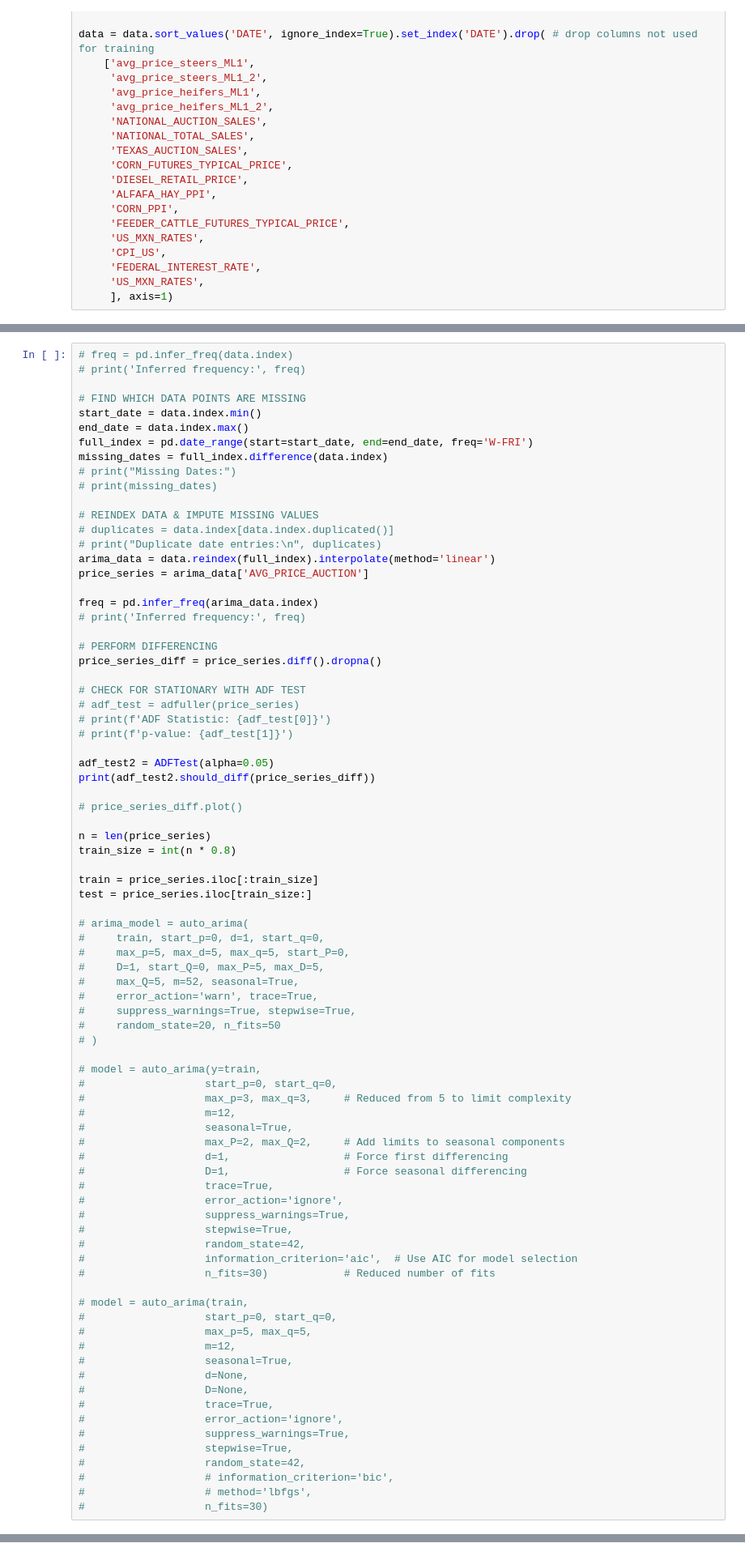
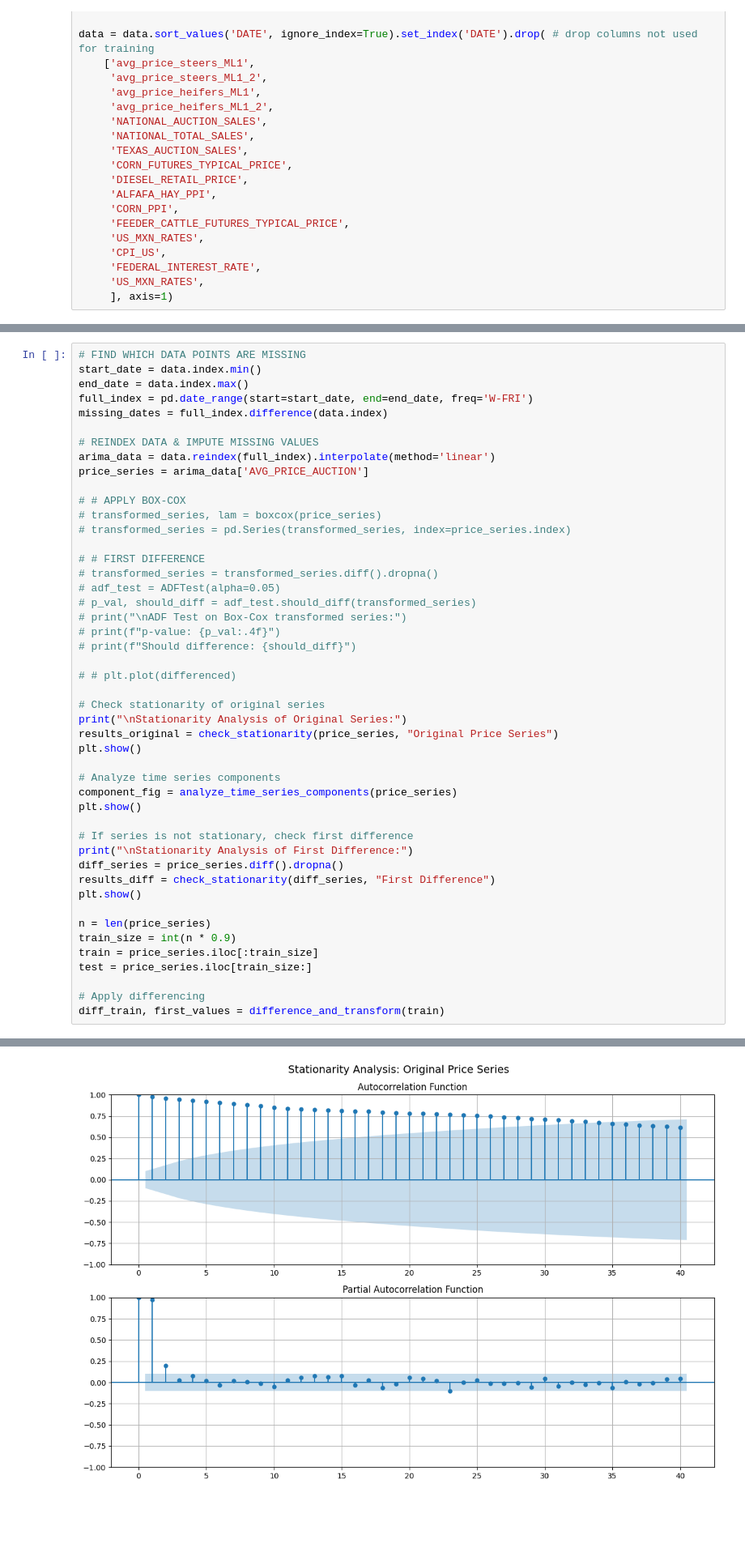
Before and after one commit to JBL168/beef_value_chain_project_spring_2025, a Jupyter notebook: models/arima.ipynb, the cells around one changed output, grey strips where cells are left out. Shown at 81% size. Drawn from its saved outputs; the diff is of its cells as text; blank space fills up the shorter version.

Commit message:
add model preprocessing functions, add residual analysis function

```diff
--- a/models/arima.ipynb
+++ b/models/arima.ipynb
@@ -49,82 +483,48 @@ def evaluate_forecast(model_name, actual, predicted):
 # %%
-# freq = pd.infer_freq(data.index)
-# print('Inferred frequency:', freq)
-
 # FIND WHICH DATA POINTS ARE MISSING
 start_date = data.index.min()
 end_date = data.index.max()
 full_index = pd.date_range(start=start_date, end=end_date, freq='W-FRI')
 missing_dates = full_index.difference(data.index)
-# print("Missing Dates:")
-# print(missing_dates)
 
 # REINDEX DATA & IMPUTE MISSING VALUES
-# duplicates = data.index[data.index.duplicated()]
-# print("Duplicate date entries:\n", duplicates)
 arima_data = data.reindex(full_index).interpolate(method='linear')
 price_series = arima_data['AVG_PRICE_AUCTION']
 
-freq = pd.infer_freq(arima_data.index)
-# print('Inferred frequency:', freq)
+# # APPLY BOX-COX
+# transformed_series, lam = boxcox(price_series)
+# transformed_series = pd.Series(transformed_series, index=price_series.index)
 
-# PERFORM DIFFERENCING
-price_series_diff = price_series.diff().dropna()
+# # FIRST DIFFERENCE
+# transformed_series = transformed_series.diff().dropna()
+# adf_test = ADFTest(alpha=0.05)
+# p_val, should_diff = adf_test.should_diff(transformed_series)
+# print("\nADF Test on Box-Cox transformed series:")
+# print(f"p-value: {p_val:.4f}")
+# print(f"Should difference: {should_diff}")
 
-# CHECK FOR STATIONARY WITH ADF TEST
-# adf_test = adfuller(price_series)
-# print(f'ADF Statistic: {adf_test[0]}')
-# print(f'p-value: {adf_test[1]}')
+# # plt.plot(differenced)
 
-adf_test2 = ADFTest(alpha=0.05)
-print(adf_test2.should_diff(price_series_diff))
+# Check stationarity of original series
+print("\nStationarity Analysis of Original Series:")
+results_original = check_stationarity(price_series, "Original Price Series")
+plt.show()
 
-# price_series_diff.plot()
+# Analyze time series components
+component_fig = analyze_time_series_components(price_series)
+plt.show()
+
+# If series is not stationary, check first difference
+print("\nStationarity Analysis of First Difference:")
+diff_series = price_series.diff().dropna()
+results_diff = check_stationarity(diff_series, "First Difference")
+plt.show()
 
 n = len(price_series)
-train_size = int(n * 0.8)
-
+train_size = int(n * 0.9)
 train = price_series.iloc[:train_size]
 test = price_series.iloc[train_size:]
 
-# arima_model = auto_arima(
-#     train, start_p=0, d=1, start_q=0,
-#     max_p=5, max_d=5, max_q=5, start_P=0,
-#     D=1, start_Q=0, max_P=5, max_D=5,
-#     max_Q=5, m=52, seasonal=True,
-#     error_action='warn', trace=True,
-#     suppress_warnings=True, stepwise=True,
-#     random_state=20, n_fits=50
-# )
-
-# model = auto_arima(y=train,
-#                   start_p=0, start_q=0,
-#                   max_p=3, max_q=3,     # Reduced from 5 to limit complexity
-#                   m=12,
-#                   seasonal=True,
-#                   max_P=2, max_Q=2,     # Add limits to seasonal components
-#                   d=1,                  # Force first differencing
-#                   D=1,                  # Force seasonal differencing
-#                   trace=True,
-#                   error_action='ignore',
-#                   suppress_warnings=True,
-#                   stepwise=True,
-#                   random_state=42,
-#                   information_criterion='aic',  # Use AIC for model selection
-#                   n_fits=30)            # Reduced number of fits
-
-# model = auto_arima(train,
-#                   start_p=0, start_q=0,
-#                   max_p=5, max_q=5,
-#                   m=12,
-#                   seasonal=True,
-#                   d=None,
-#                   D=None,
-#                   trace=True,
-#                   error_action='ignore',
-#                   suppress_warnings=True,
-#                   stepwise=True,
-#                   random_state=42,
-#                   # information_criterion='bic',
-#                   # method='lbfgs',
-#                   n_fits=30)
+# Apply differencing
+diff_train, first_values = difference_and_transform(train)
 # %% [output]
@@ -131,0 +544 @@ test = price_series.iloc[train_size:]
+[figure, added]
```
Also changed, not shown: parts of 9 cells of this notebook, 1 other file.
